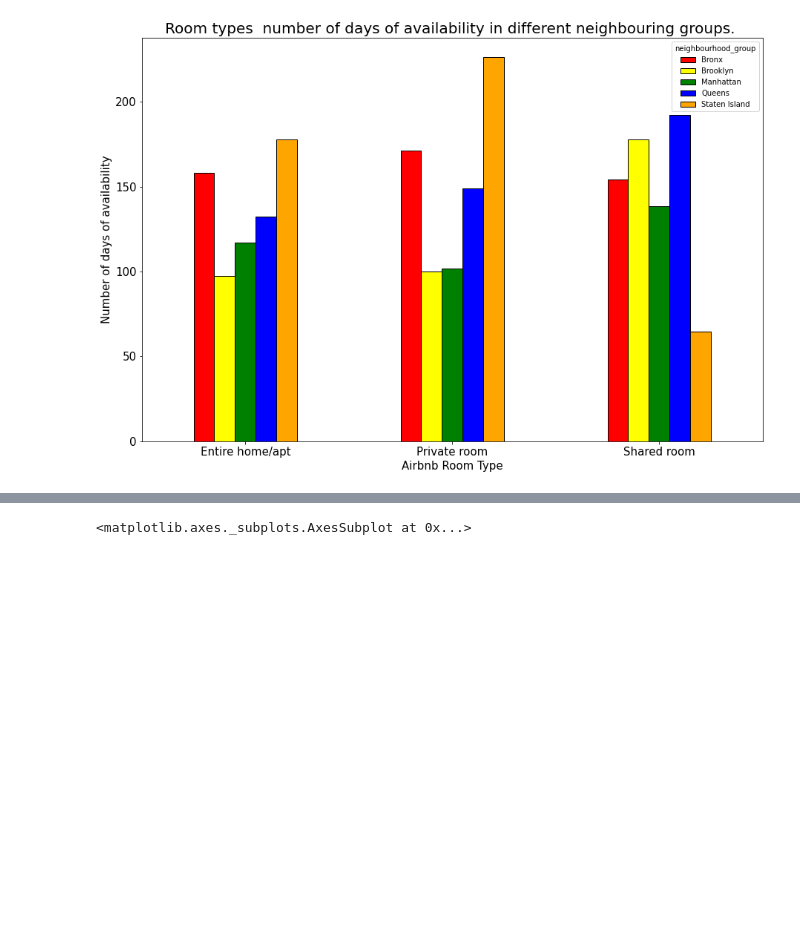
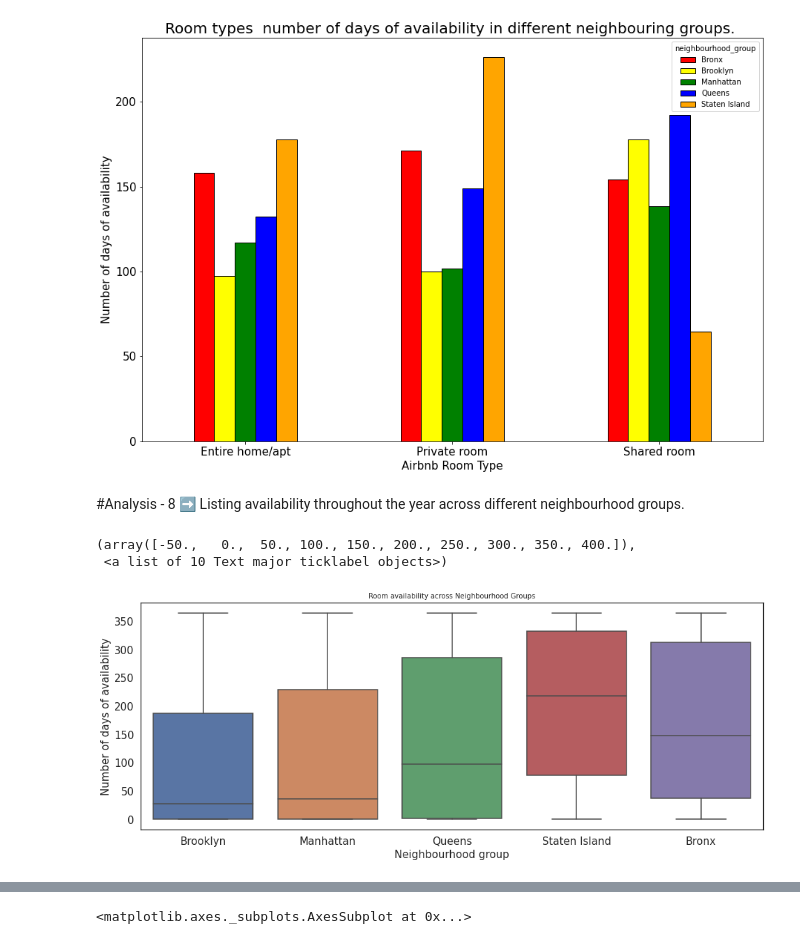
Before and after one commit to shubhamjangid510/EDA-Capstone-Airbnb-Analysis, a Jupyter notebook: Airbnb_Bookings_Analysis_Capstone_Project.ipynb, the cells around one changed output, grey strips where cells are left out. Saved outputs shown, nothing was run; the diff lists cells and outputs as text; code cells hidden in the pictures; blank space fills up the shorter version.

```diff
--- a/Airbnb_Bookings_Analysis_Capstone_Project.ipynb
+++ b/Airbnb_Bookings_Analysis_Capstone_Project.ipynb
@@ -432,3 +425,18 @@ plt.yticks(fontsize = 15)
 (array([  0.,  50., 100., 150., 200., 250.]),
  <a list of 6 Text major ticklabel objects>)
 [figure]
+# %% [markdown]
+#Analysis - 8 ➡ Listing availability throughout the year across different neighbourhood groups.
+# %%
+plt.figure(figsize=(16,6))
+avail = sns.boxplot(data=df, x='neighbourhood_group',y='availability_365')
+plt.title("Room availability across Neighbourhood Groups",size=10)
+plt.xlabel("Neighbourhood group",fontsize=15)
+plt.xticks(fontsize = 15)
+plt.ylabel("Number of days of availability",fontsize=15)
+plt.xticks(rotation=360)
+plt.yticks(fontsize = 15)
+# %% [output]
+(array([-50.,   0.,  50., 100., 150., 200., 250., 300., 350., 400.]),
+ <a list of 10 Text major ticklabel objects>)
+[figure, added]
```
Also changed, not shown: parts of 13 cells of this notebook.
